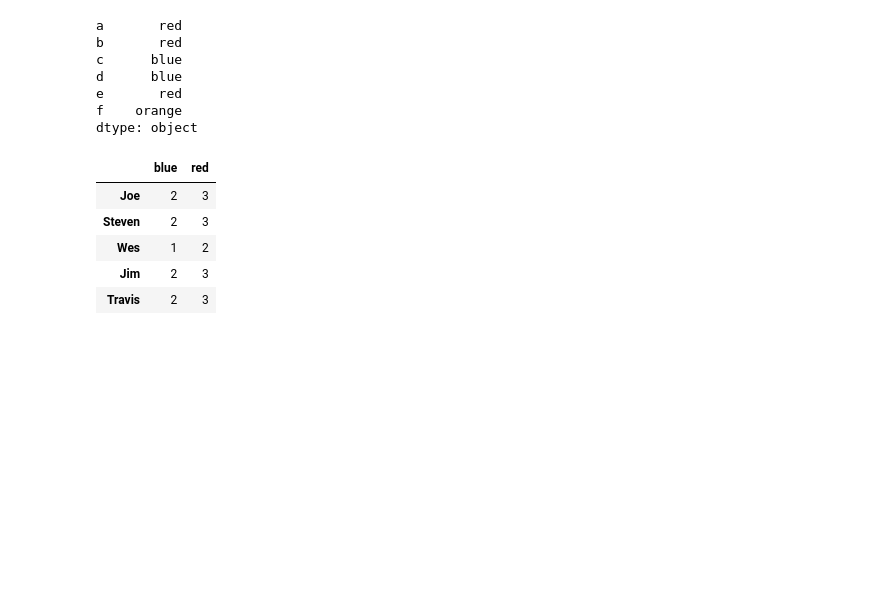
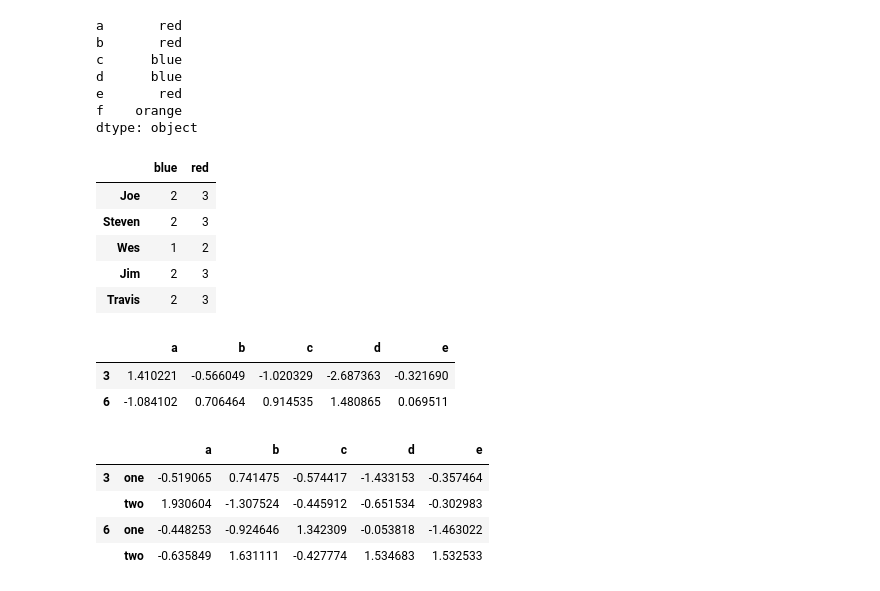
Before and after one commit to MuayThaiLegz/Py_DataAnalysis, a Jupyter notebook: Py_DataC10.ipynb, the cells around one changed output. Saved outputs shown, nothing was run; the diff lists cells and outputs as text; code cells hidden in the pictures; blank space fills up the shorter version.

```diff
--- a/Py_DataC10.ipynb
+++ b/Py_DataC10.ipynb
@@ -198,3 +198,34 @@ dtype: object
 | Wes | 1 | 2 |
 | Jim | 2 | 3 |
 | Travis | 2 | 3 |
+# %%
+"""
+# Grouping with Functions
+
+Using Python finctions is a more generic way
+of defiening a group mapping campared with a dict or Series.
+Any functions passed as a group key will be called once per index value, with the retun being
+used as the group names.
+
+
+To group by the length of the names; while you could compute an array of string lengths,
+it's simpler to just pass the len function
+"""
+
+display(people.groupby(len).sum())
+
+# Mixing functions with arrays, dicts, or Series is not a problem
+# as everything gets converted to arrays intenally
+
+key_list = ['one', 'one', 'one', 'two','two']
+
+display(people.groupby([len, key_list]).min())
+# %% [output]
+|  | a | b | c | d | e |
+| 3 | 1.410221 | -0.566049 | -1.020329 | -2.687363 | -0.321690 |
+| 6 | -1.084102 | 0.706464 | 0.914535 | 1.480865 | 0.069511 |
+|  |  | a | b | c | d | e |
+| 3 | one | -0.519065 | 0.741475 | -0.574417 | -1.433153 | -0.357464 |
+|  | two | 1.930604 | -1.307524 | -0.445912 | -0.651534 | -0.302983 |
+| 6 | one | -0.448253 | -0.924646 | 1.342309 | -0.053818 | -1.463022 |
+|  | two | -0.635849 | 1.631111 | -0.427774 | 1.534683 | 1.532533 |
```
Also changed, not shown: parts of 2 cells of this notebook.
